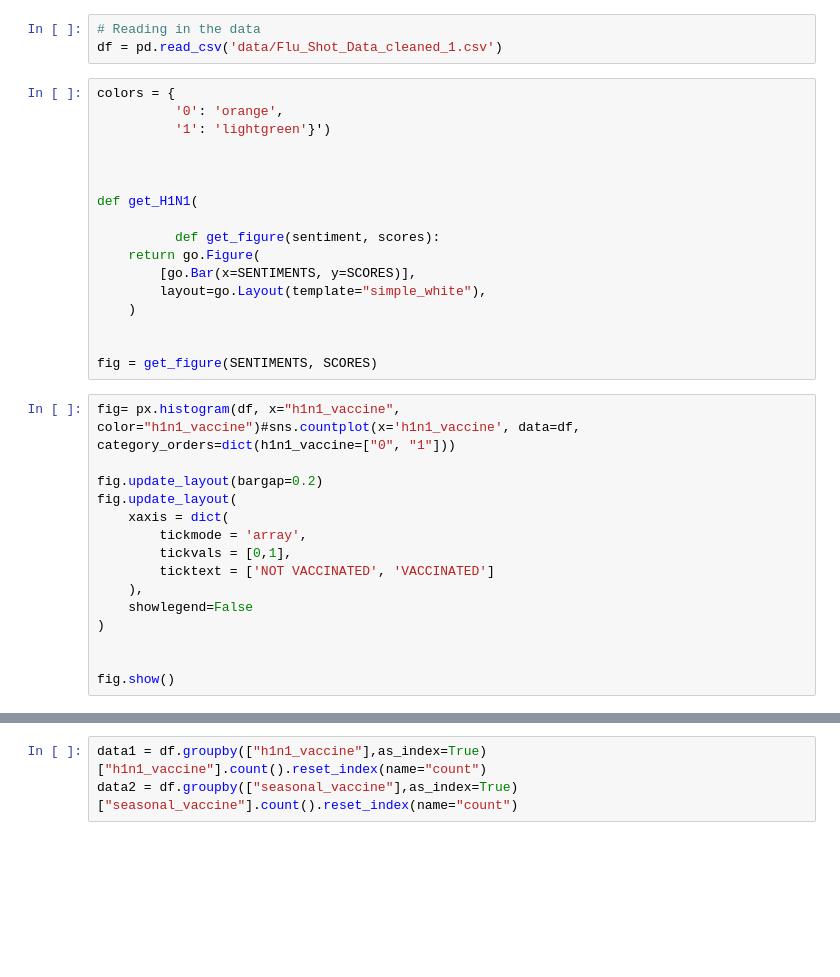
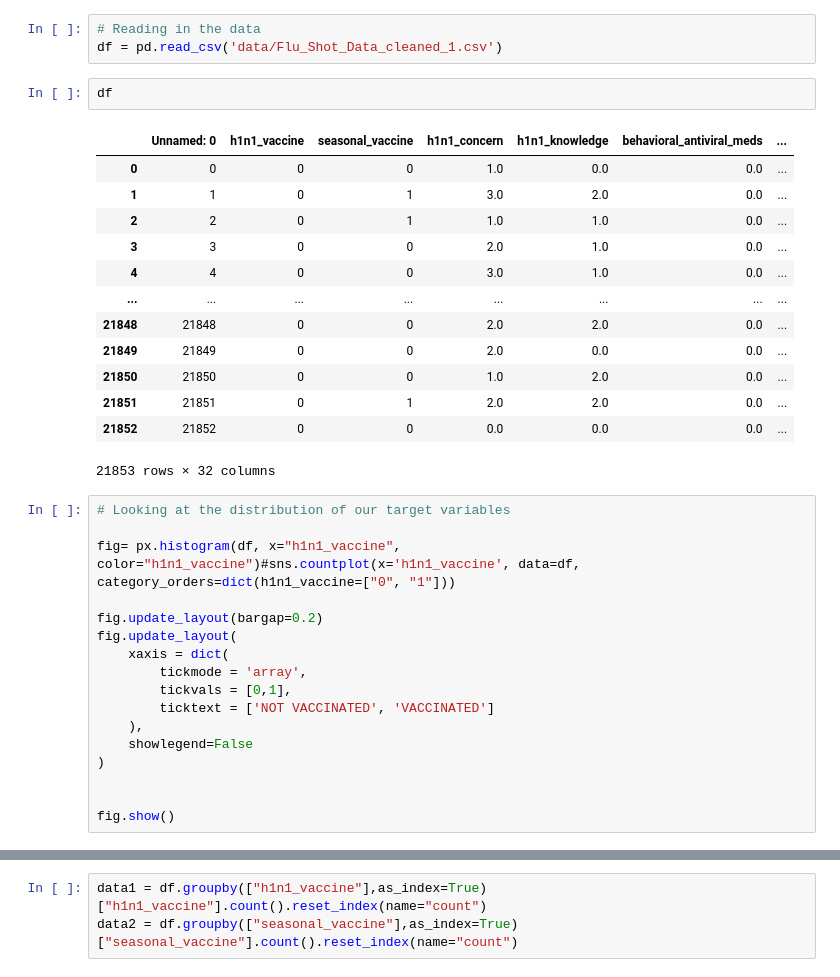
Before and after one commit to RayKwame/fight-the-flu-dash, a Jupyter notebook: dash.ipynb, the cells around one changed output, grey strips where cells are left out. Drawn from its saved outputs; the diff is of its cells as text; blank space fills up the shorter version.

```diff
--- a/dash.ipynb
+++ b/dash.ipynb
@@ -28,24 +28,25 @@ fig.show()
 # %%
 # Reading in the data
 df = pd.read_csv('data/Flu_Shot_Data_cleaned_1.csv')
-# %%
-colors = {
-          '0': 'orange',
-          '1': 'lightgreen'}')
-
-
-
-def get_H1N1(
-
-          def get_figure(sentiment, scores):
-    return go.Figure(
-        [go.Bar(x=SENTIMENTS, y=SCORES)],
-        layout=go.Layout(template="simple_white"),
-    )
-
-
-fig = get_figure(SENTIMENTS, SCORES)
+# %%
+df
+# %% [output]
+|  | Unnamed: 0 | h1n1_vaccine | seasonal_vaccine | h1n1_concern | h1n1_knowledge | behavioral_antiviral_meds | ... |
+| 0 | 0 | 0 | 0 | 1.0 | 0.0 | 0.0 | ... |
+| 1 | 1 | 0 | 1 | 3.0 | 2.0 | 0.0 | ... |
+| 2 | 2 | 0 | 1 | 1.0 | 1.0 | 0.0 | ... |
+| 3 | 3 | 0 | 0 | 2.0 | 1.0 | 0.0 | ... |
+| 4 | 4 | 0 | 0 | 3.0 | 1.0 | 0.0 | ... |
+| ... | ... | ... | ... | ... | ... | ... | ... |
+| 21848 | 21848 | 0 | 0 | 2.0 | 2.0 | 0.0 | ... |
+| 21849 | 21849 | 0 | 0 | 2.0 | 0.0 | 0.0 | ... |
+| 21850 | 21850 | 0 | 0 | 1.0 | 2.0 | 0.0 | ... |
+| 21851 | 21851 | 0 | 1 | 2.0 | 2.0 | 0.0 | ... |
+| 21852 | 21852 | 0 | 0 | 0.0 | 0.0 | 0.0 | ... |
+21853 rows × 32 columns
 # %%
+# Looking at the distribution of our target variables
+
 fig= px.histogram(df, x="h1n1_vaccine", color="h1n1_vaccine")#sns.countplot(x='h1n1_vaccine', data=df, category_orders=dict(h1n1_vaccine=["0", "1"]))
 
 fig.update_layout(bargap=0.2)
```
Also changed, not shown: parts of 15 cells of this notebook, 10 other files.
